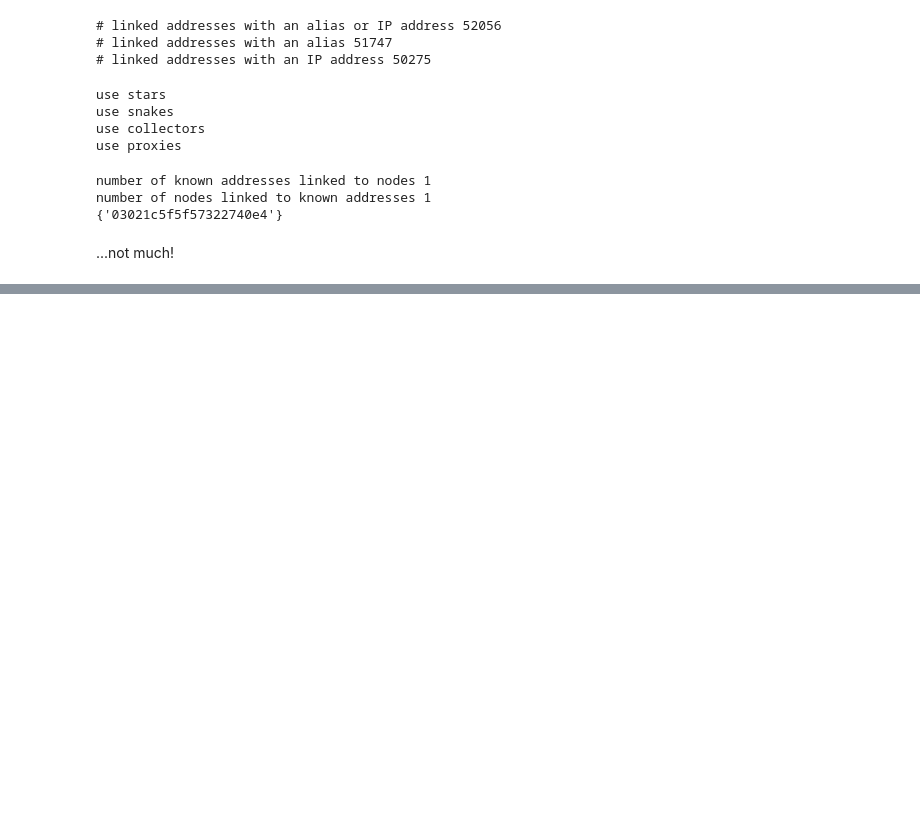
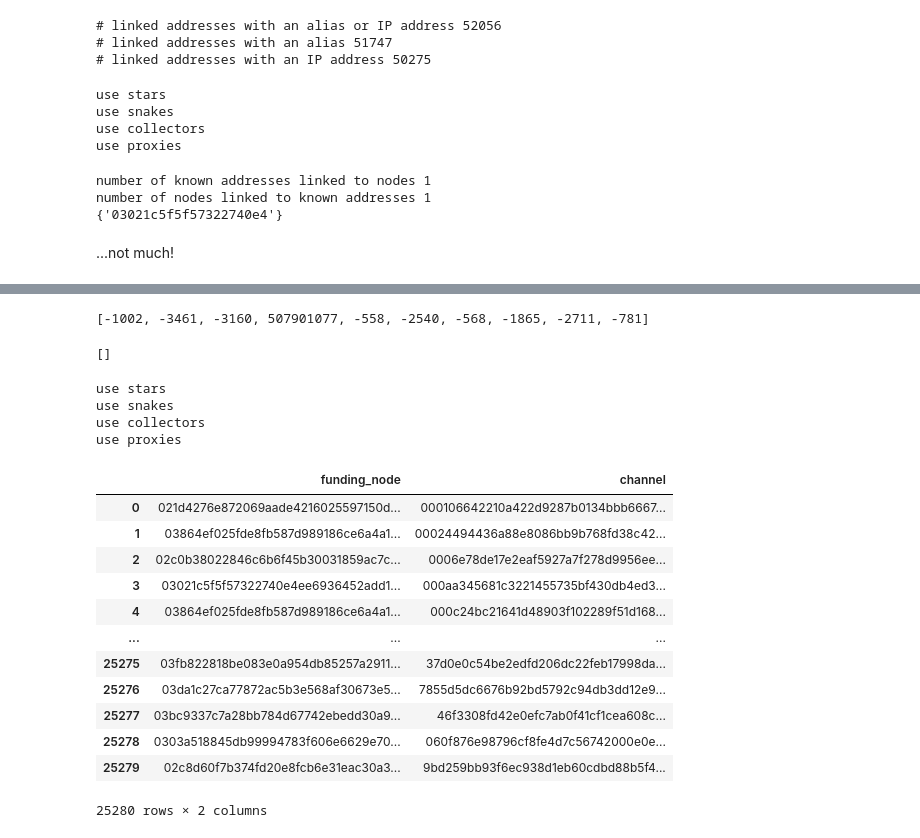
Before and after one commit to MatteoRomiti/lightning_study, a Jupyter notebook: src/04/04_linking.ipynb, the cells around one changed output, grey strips where cells are left out. Drawn from its saved outputs; the diff is of its cells as text; code cells hidden in the pictures; blank space fills up the shorter version.

```diff
--- a/src/04/04_linking.ipynb
+++ b/src/04/04_linking.ipynb
@@ -1135,0 +1151,22 @@ number of nodes linked to known addresses 1
+# %%
+funding_address_entity = read_json(funding_address_entity_file)
+settlement_address_entity = read_json(settlement_address_entity_file)
+entity_nodes = read_json(heuristics_files[2]['all'][0], int_key=True)
+channels_df = pd.read_csv(channels_file)
+funding_txs = read_json(funding_txs_file)
+# %%
+list(entity_nodes.keys())[:10]
+# %% [output]
+[-1002, -3461, -3160, 507901077, -558, -2540, -568, -1865, -2711, -781]
+# %%
+[e for e in funding_address_entity.values() if e < 0]
+# %% [output]
+[]
+# %%
+on_chain_heuristics = {och: (True if och != 'none' else False) for och in on_chain_heuristics_list}
+funding_address_entity, settlement_address_entity, = set_mapping(funding_address_entity, settlement_address_entity, on_chain_heuristics)
+# %% [output]
+use stars
+use snakes
+use collectors
+use proxies
@@ -1135,0 +1175,37 @@ number of nodes linked to known addresses 1
+# %%
+funding_node_channel = []
+for channel in channels_df.values:
+    funding_tx, out_index = channel[0].split(':')
+    n1, n2 = channel[1], channel[2]
+    address = funding_txs[funding_tx]['vin'][0]['prevout']['scriptpubkey_address']
+    funding_entity = funding_address_entity[address]
+    # if its funding entity is linked to a node
+    if funding_entity in entity_nodes:
+        # if only one node in the channel is linked to the funding entity
+        to_assign = []
+        if n1 in entity_nodes[funding_entity]:
+            to_assign.append(n1)
+        if n2 in entity_nodes[funding_entity]:
+            to_assign.append(n1)
+        if len(to_assign) == 1:
+            funding_node_channel.append([to_assign[0], channel[0]])
+
+columns = ['funding_node', 'channel']
+funding_node_channel_df = pd.DataFrame(funding_node_channel, columns=columns)
+funding_node_channel_df.to_csv(funding_node_channel_csv_file, index=False)
+# %%
+funding_node_channel_df
+# %% [output]
+|  | funding_node | channel |
+| 0 | 021d4276e872069aade4216025597150d... | 000106642210a422d9287b0134bbb6667... |
+| 1 | 03864ef025fde8fb587d989186ce6a4a1... | 00024494436a88e8086bb9b768fd38c42... |
+| 2 | 02c0b38022846c6b6f45b30031859ac7c... | 0006e78de17e2eaf5927a7f278d9956ee... |
+| 3 | 03021c5f5f57322740e4ee6936452add1... | 000aa345681c3221455735bf430db4ed3... |
+| 4 | 03864ef025fde8fb587d989186ce6a4a1... | 000c24bc21641d48903f102289f51d168... |
+| ... | ... | ... |
+| 25275 | 03fb822818be083e0a954db85257a2911... | 37d0e0c54be2edfd206dc22feb17998da... |
+| 25276 | 03da1c27ca77872ac5b3e568af30673e5... | 7855d5dc6676b92bd5792c94db3dd12e9... |
+| 25277 | 03bc9337c7a28bb784d67742ebedd30a9... | 46f3308fd42e0efc7ab0f41cf1cea608c... |
+| 25278 | 0303a518845db99994783f606e6629e70... | 060f876e98796cf8fe4d7c56742000e0e... |
+| 25279 | 02c8d60f7b374fd20e8fcb6e31eac30a3... | 9bd259bb93f6ec938d1eb60cdbd88b5f4... |
+25280 rows × 2 columns
```
Also changed, not shown: parts of 3 cells of this notebook, 1 other file.
